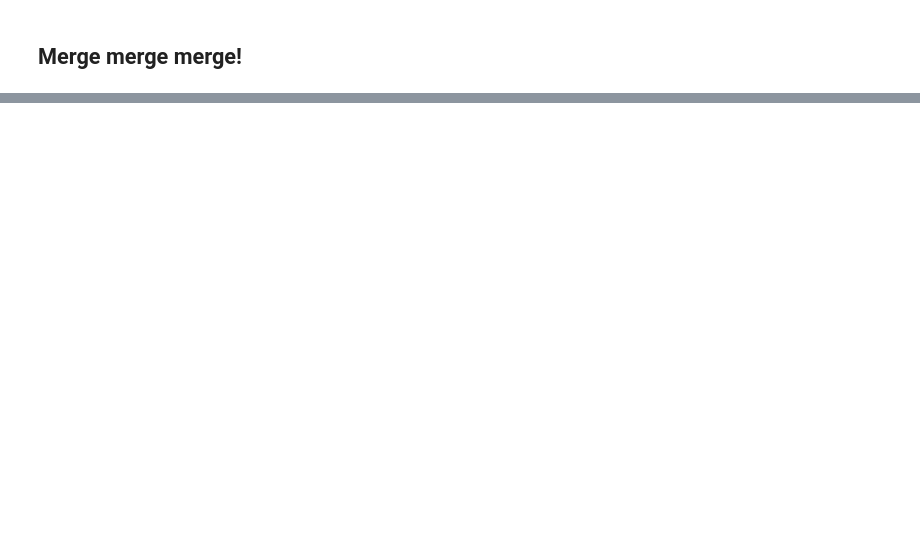
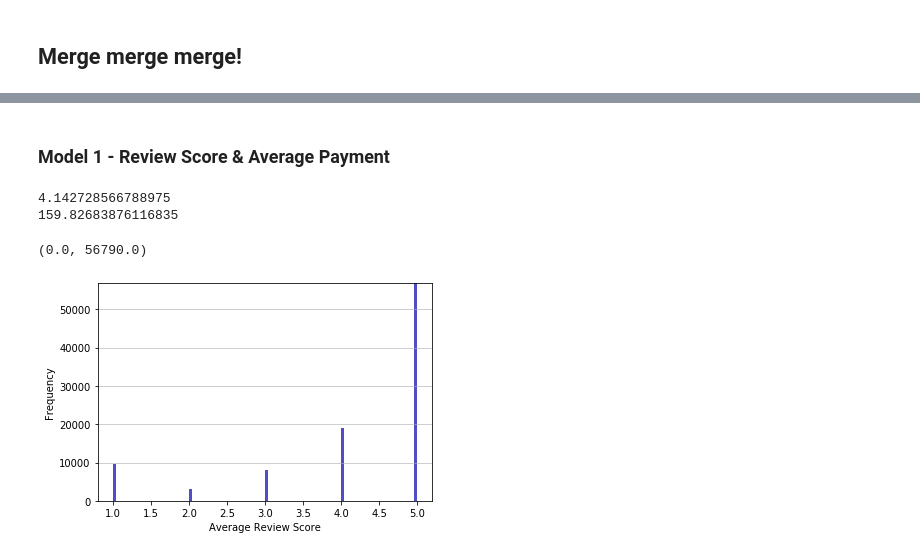
Before and after one commit to nicholasatyahadi/Customer-Purchasing-Behaviour-Analysis, a Jupyter notebook: main.ipynb, the cells around one changed output, grey strips where cells are left out. Cells and saved outputs as stored; diff of their text form; code cells hidden in the pictures; blank space fills up the shorter version.

```diff
--- a/main.ipynb
+++ b/main.ipynb
@@ -223,0 +227,10 @@ In this step, we will create a database for the orders by merging each dataset a
+# %%
+#The delivered order dataset
+orderdb = (orderdet[['customer_id','order_id']][orderdet['order_status']=='delivered']
+           .merge(orderitems[['order_id','product_id','price','freight_value','item_qty']], how = 'left', on = 'order_id')
+           .merge(engprod[['product_id','product_category_name_english']], how = 'left', on = 'product_id')
+           .sort_values(by = 'customer_id')
+          )
+orderdb = orderdb.assign(total_price=orderdb['price']+orderdb['freight_value'])
+orderdb = orderdb.assign(total_payment = orderdb['total_price']*orderdb['item_qty']).drop_duplicates()
+orderdb
@@ -230,9 +270,0 @@ orderreview_sum = orderreview[['review_id','order_id','review_score']]
-# %%
-orderdb = (orderdet[['customer_id','order_id']][orderdet['order_status']=='delivered']
-           .merge(orderitems[['order_id','product_id','price','freight_value','item_qty']], how = 'left', on = 'order_id')
-           .merge(engprod[['product_id','product_category_name_english']], how = 'left', on = 'product_id')
-           .sort_values(by = 'customer_id')
-          )
-orderdb = orderdb.assign(total_price=orderdb['price']+orderdb['freight_value'])
-orderdb = orderdb.assign(total_payment = orderdb['total_price']*orderdb['item_qty'])
-orderdb
@@ -258,0 +290,6 @@ UnsupportedFunctionCall: numpy operations are not valid with groupby. Use .group
+# %%
+#Pick the necessary columns
+temp = pysqldf("select order_id, avg(review_score) as avg_review from orderreview group by 1")
+orderreview_sum = (orderdb[['customer_id','order_id']]
+                   .merge(temp[['order_id','avg_review']], on = 'order_id', how ='left'))
+orderreview_sum
@@ -258,0 +313,5 @@ UnsupportedFunctionCall: numpy operations are not valid with groupby. Use .group
+# %%
+#Dataset with review & average price per order
+temp = pysqldf("select distinct order_id,sum(total_payment) as total_payment from orderdb group by 1")
+orderreview_sum1 = orderreview_sum.merge(temp, how = 'left', on = 'order_id').drop_duplicates().reset_index(drop=True)
+orderreview_sum1
@@ -258,0 +351,20 @@ UnsupportedFunctionCall: numpy operations are not valid with groupby. Use .group
+# %% [markdown]
+### Model 1 - Review Score & Average Payment
+# %%
+avg_review = np.mean(orderreview_sum1.avg_review)
+avg_pmt = np.mean(orderreview_sum1.total_payment)
+print(avg_review)
+print(avg_pmt)
+# %% [output]
+4.142728566788975
+159.82683876116835
+# %%
+n, bins, patches = plt.hist(x=orderreview_sum1.avg_review, bins='auto', color='#0504aa', alpha=0.7, rwidth=0.85)
+plt.grid(axis='y', alpha=0.75)
+plt.xlabel('Average Review Score')
+plt.ylabel('Frequency')
+maxfreq = n.max()
+plt.ylim(ymax=np.ceil(maxfreq / 10) * 10 if maxfreq % 10 else maxfreq + 10)
+# %% [output]
+(0.0, 56790.0)
+[figure, added]
```
Also changed, not shown: parts of 35 cells of this notebook.
